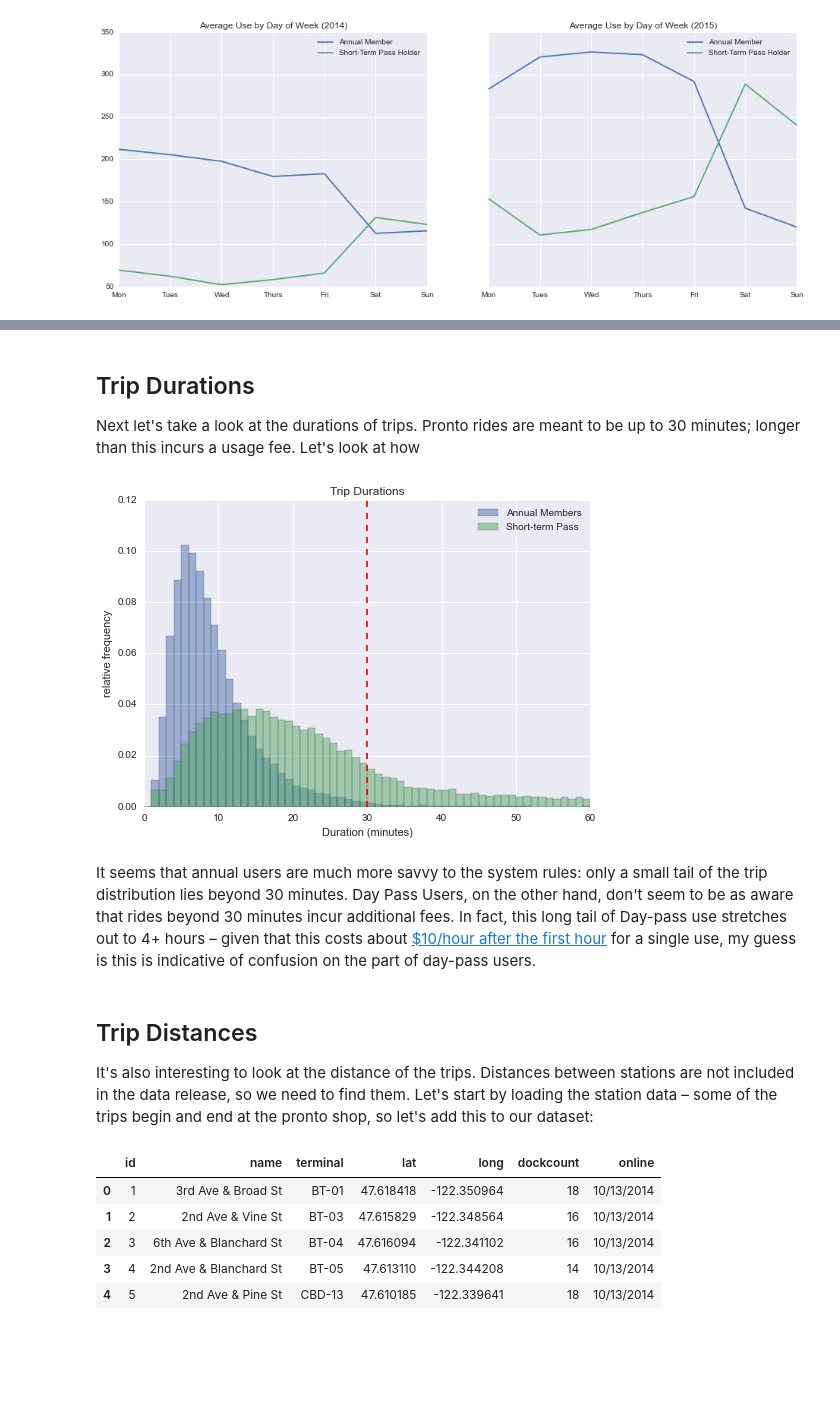
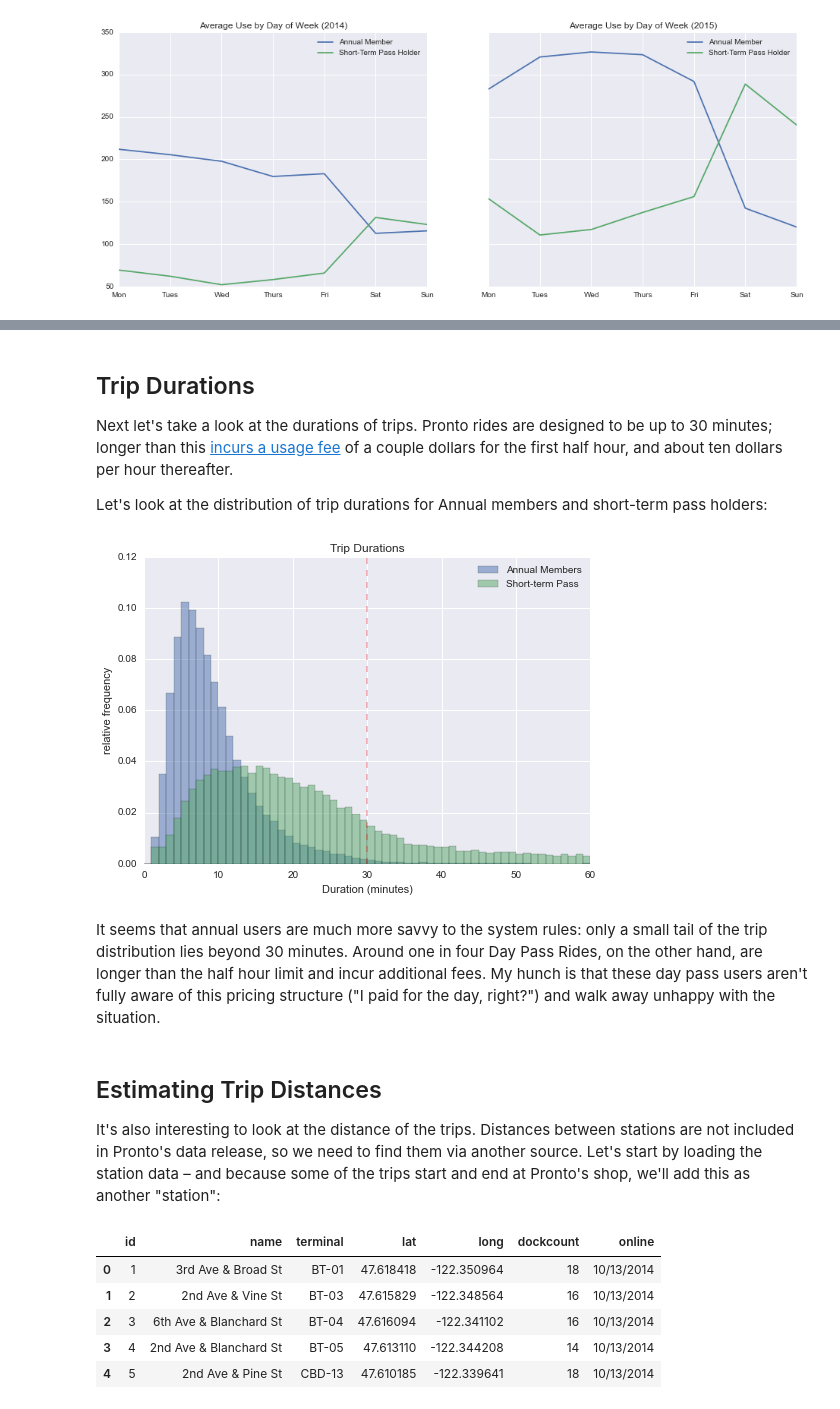
Before and after one commit to jakevdp/ProntoData, a Jupyter notebook: ProntoData.ipynb, the cells around one changed output, grey strips where cells are left out. Saved outputs shown, nothing was run; the diff lists cells and outputs as text; code cells hidden in the pictures; blank space fills up the shorter version.

```diff
--- a/ProntoData.ipynb
+++ b/ProntoData.ipynb
@@ -76,28 +120,30 @@ This pattern didn't fully develop until the start of 2015, however, especially f
 ## Trip Durations
 
 Next let's take a look at the durations of trips.
-Pronto rides are meant to be up to 30 minutes; longer than this incurs a usage fee.
-Let's look at how
+Pronto rides are designed to be up to 30 minutes; longer than this [incurs a usage fee](https://www.prontocycleshare.com/pricing) of a couple dollars for the first half hour, and about ten dollars per hour thereafter.
+
+Let's look at the distribution of trip durations for Annual members and short-term pass holders:
 # %%
 trips['minutes'] = trips.tripduration / 60
 trips.groupby('usertype')['minutes'].hist(bins=np.arange(61), alpha=0.5, normed=True);
 plt.xlabel('Duration (minutes)')
 plt.ylabel('relative frequency')
 plt.title('Trip Durations')
 plt.legend(['Annual Members', 'Short-term Pass'])
 
-plt.axvline(30, linestyle='--', color='red');
+plt.axvline(30, linestyle='--', color='red', alpha=0.3);
 # %% [output]
-[figure, old version]
+[figure, new version]
-# %% [markdown]
-It seems that annual users are much more savvy to the system rules: only a small tail of the trip distribution lies beyond 30 minutes.
-Day Pass Users, on the other hand, don't seem to be as aware that rides beyond 30 minutes incur additional fees. In fact, this long tail of Day-pass use stretches out to 4+ hours – given that this costs about [$10/hour after the first hour](https://www.prontocycleshare.com/pricing) for a single use, my guess is this is indicative of confusion on the part of day-pass users.
+# %% [markdown]
+It seems that annual users are much more savvy to the system rules: only a small tail of the trip distribution lies beyond 30 minutes.
+Around one in four Day Pass Rides, on the other hand, are longer than the half hour limit and incur additional fees.
+My hunch is that these day pass users aren't fully aware of this pricing structure ("I paid for the day, right?") and walk away unhappy with the situation.
 # %% [markdown]
-## Trip Distances
+## Estimating Trip Distances
 
 It's also interesting to look at the distance of the trips.
-Distances between stations are not included in the data release, so we need to find them.
-Let's start by loading the station data – some of the trips begin and end at the pronto shop, so let's add this to our dataset:
+Distances between stations are not included in Pronto's data release, so we need to find them via another source.
+Let's start by loading the station data – and because some of the trips start and end at Pronto's shop, we'll add this as another "station":
 # %%
 stations = pd.read_csv('2015_station_data.csv')
 pronto_shop = dict(id=54, name="Pronto shop",
```
Also changed, not shown: parts of 49 cells of this notebook.
